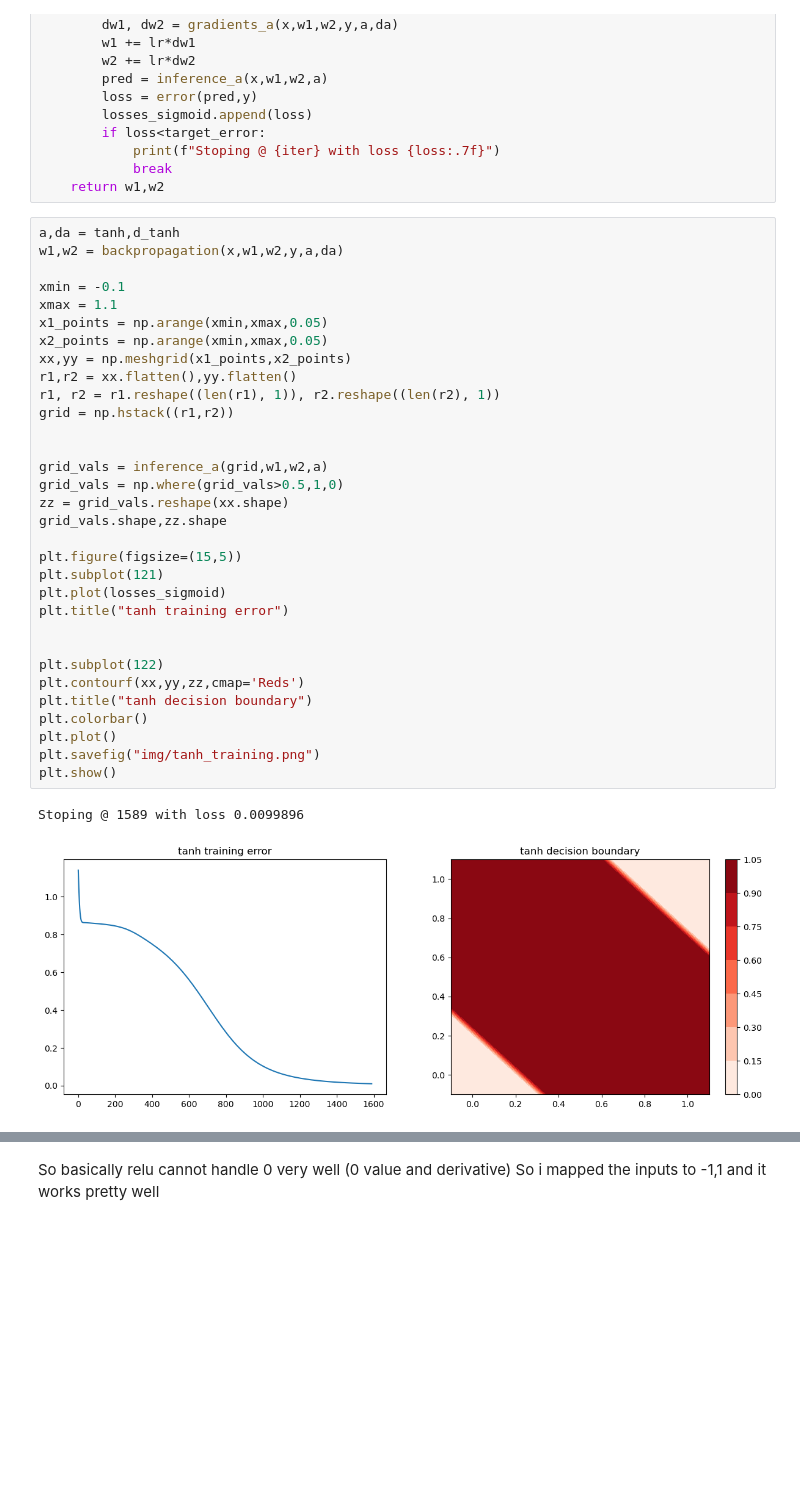
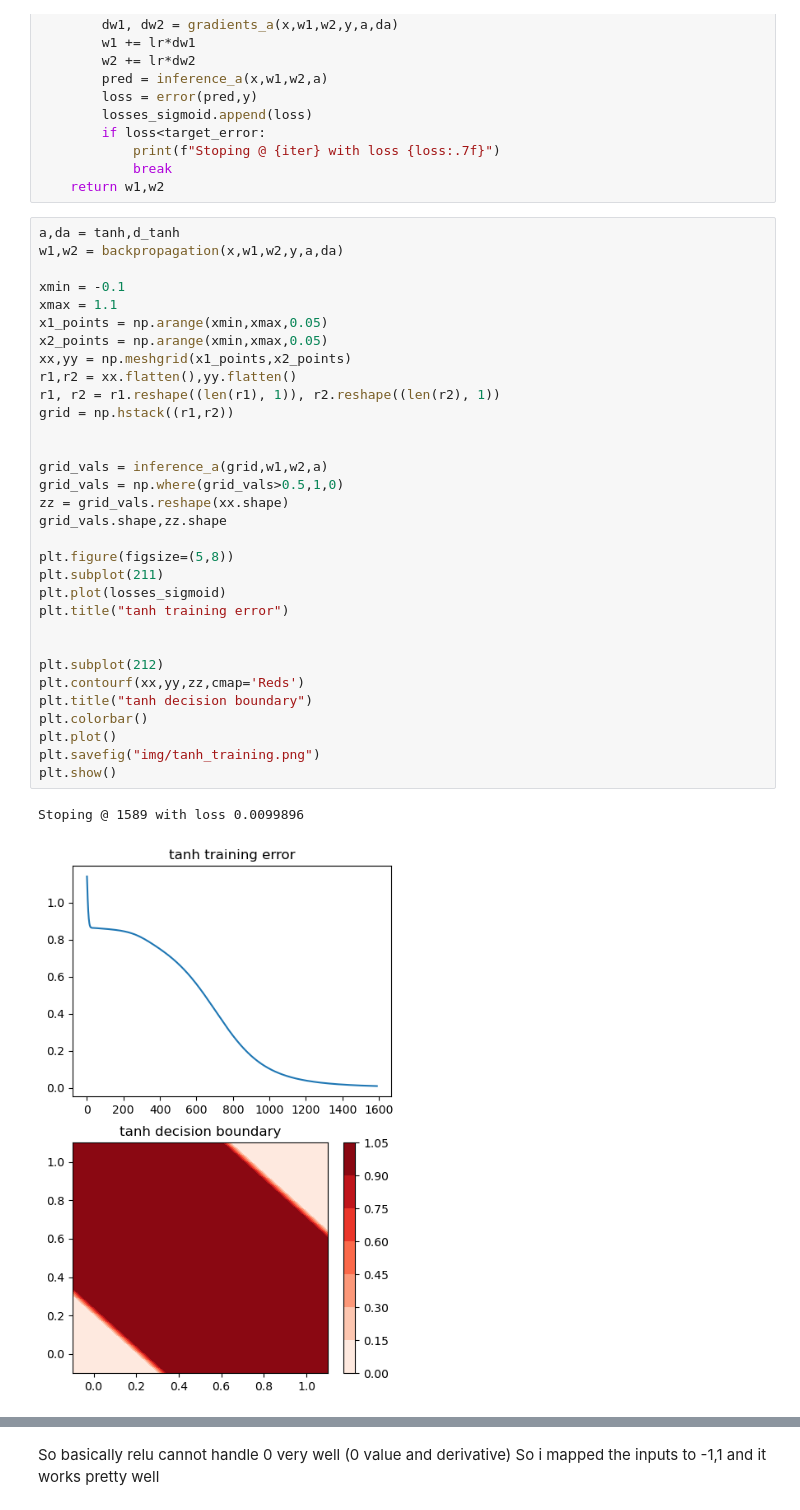
Before and after one commit to ThanosSkentzos/IDL-11, a Jupyter notebook: A0/thanos_3.ipynb, the cells around one changed output, grey strips where cells are left out. Saved outputs shown, nothing was run; the diff lists cells and outputs as text; blank space fills up the shorter version.

```diff
--- a/A0/thanos_3.ipynb
+++ b/A0/thanos_3.ipynb
@@ -311,37 +311,37 @@ def backpropagation(x,w1,w2,y,a=sigmoid,da=d_sigmoid,lr=0.1,start_over=True):
 a,da = tanh,d_tanh
 w1,w2 = backpropagation(x,w1,w2,y,a,da)
 
 xmin = -0.1
 xmax = 1.1
 x1_points = np.arange(xmin,xmax,0.05)
 x2_points = np.arange(xmin,xmax,0.05)
 xx,yy = np.meshgrid(x1_points,x2_points)
 r1,r2 = xx.flatten(),yy.flatten()
 r1, r2 = r1.reshape((len(r1), 1)), r2.reshape((len(r2), 1))
 grid = np.hstack((r1,r2))
 
 
 grid_vals = inference_a(grid,w1,w2,a)
 grid_vals = np.where(grid_vals>0.5,1,0)
 zz = grid_vals.reshape(xx.shape)
 grid_vals.shape,zz.shape
 
-plt.figure(figsize=(15,5))
-plt.subplot(121)
+plt.figure(figsize=(5,8))
+plt.subplot(211)
 plt.plot(losses_sigmoid)
 plt.title("tanh training error")
 
 
-plt.subplot(122)
+plt.subplot(212)
 plt.contourf(xx,yy,zz,cmap='Reds')
 plt.title("tanh decision boundary")
 plt.colorbar()
 plt.plot()
 plt.savefig("img/tanh_training.png")
 plt.show()
 # %% [output]
 Stoping @ 1589 with loss 0.0099896
-[figure, old version]
+[figure, new version]
 # %%
 a,da = relu,d_relu
 x1=np.where(x==0,-1,1)
```
Also changed, not shown: parts of 2 cells of this notebook, 3 other files.
